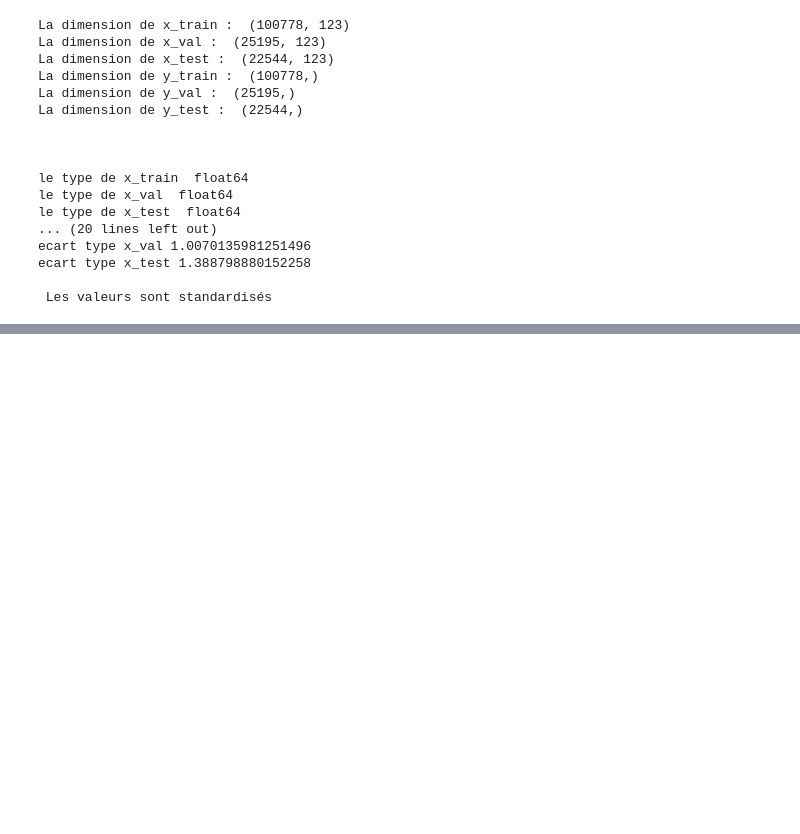
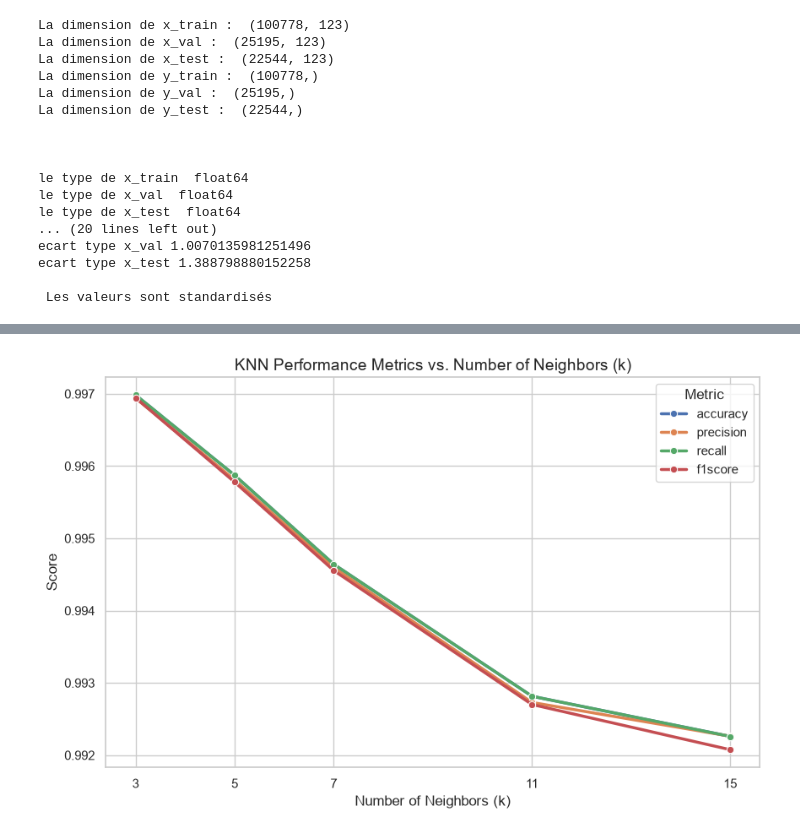
Before and after one commit to lina77b/IA_for_CyberSecurity_Project, a Jupyter notebook: tp.ipynb, the cells around one changed output, grey strips where cells are left out. Drawn from its saved outputs; the diff is of its cells as text; code cells hidden in the pictures; blank space fills up the shorter version.

```diff
--- a/tp.ipynb
+++ b/tp.ipynb
@@ -589,0 +652,8 @@ ecart type x_test 1.388798880152258
+# %%
+# Evaluation des valeurs
+
+resultats = eval_kn(knns)
+
+# Comparaison des valeurs
+df_results = pd.DataFrame(resultats).T
+print(df_results)
@@ -589,0 +674,37 @@ ecart type x_test 1.388798880152258
+# %%
+
+
+# 1. Convert to DataFrame and transpose
+df = pd.DataFrame(resultats).T
+
+# 2. Cast columns to proper numeric types (fixes the object dtype issue)
+metrics = ['accuracy', 'precision', 'recall', 'f1score']
+for col in metrics:
+    df[col] = pd.to_numeric(df[col], errors='coerce')
+df['neighbors'] = pd.to_numeric(df['neighbors'], errors='coerce', downcast='integer')
+
+# 3. Reshape into long format
+df_long = df.melt(id_vars=['neighbors'], value_vars=metrics, var_name='Metric', value_name='Score')
+
+# 4. Plot
+plt.figure(figsize=(10, 6))
+sns.set_theme(style="whitegrid")
+
+sns.lineplot(
+    data=df_long,
+    x='neighbors',
+    y='Score',
+    hue='Metric',
+    marker='o',
+    linewidth=2.5
+)
+
+plt.title('KNN Performance Metrics vs. Number of Neighbors (k)', fontsize=14)
+plt.xlabel('Number of Neighbors (k)', fontsize=12)
+plt.ylabel('Score', fontsize=12)
+plt.xticks(df['neighbors'].unique())
+plt.legend(title='Metric')
+
+plt.show()
+# %% [output]
+[figure, added]
```
Also changed, not shown: parts of 18 cells of this notebook, 1 other file.
